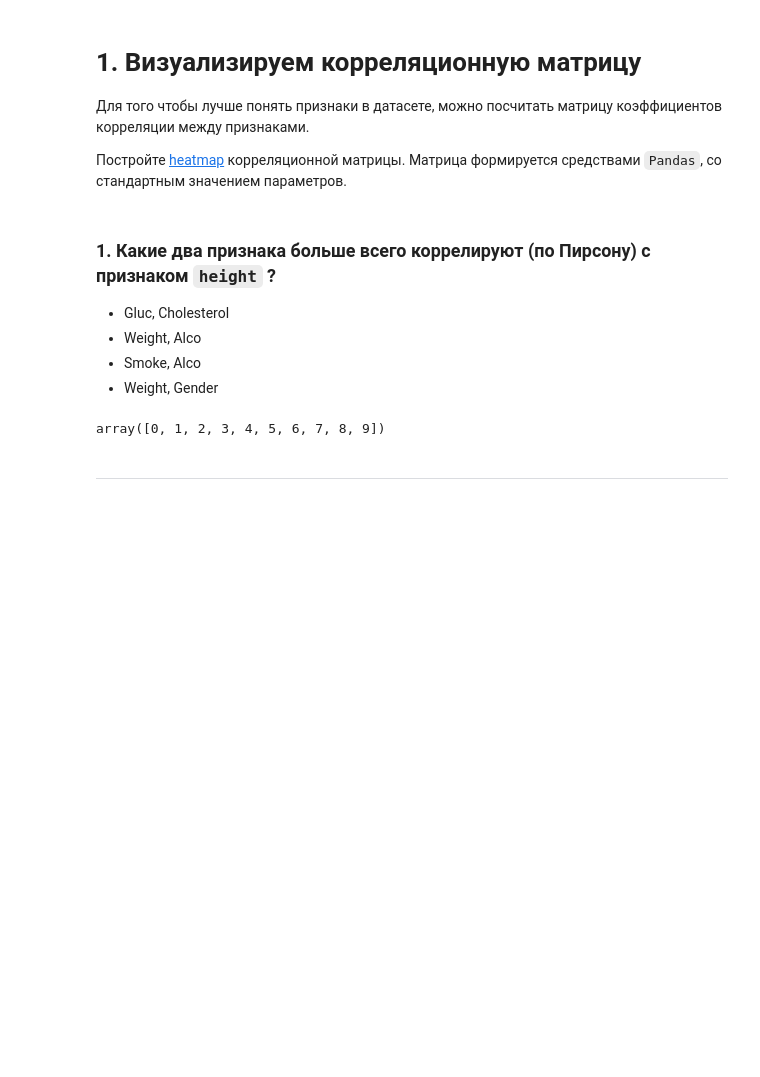
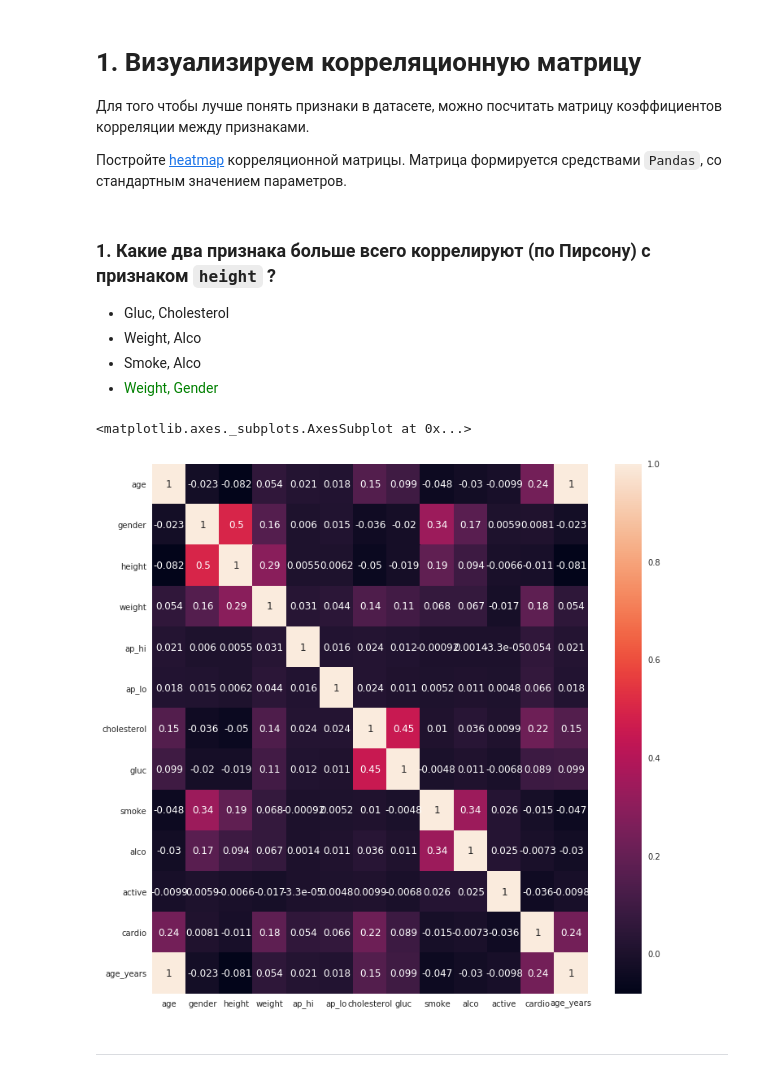
Before and after one commit to vlavrik/mlcourse_open, a Jupyter notebook: jupyter_russian/homeworks/hw2_session3_visual_data_analysis.ipynb, the cells around one changed output. Cells and saved outputs as stored; diff of their text form; code cells hidden in the pictures; blank space fills up the shorter version.

```diff
--- a/jupyter_russian/homeworks/hw2_session3_visual_data_analysis.ipynb
+++ b/jupyter_russian/homeworks/hw2_session3_visual_data_analysis.ipynb
@@ -181,4 +181,4 @@ cardio
 - Gluc, Cholesterol
 - Weight, Alco
 - Smoke, Alco
-- Weight, Gender
+- <font color= 'green'> Weight, Gender</font>
@@ -187,7 +185,9 @@ cardio
-# %%
-np.arange(10)
-# %% [output]
-array([0, 1, 2, 3, 4, 5, 6, 7, 8, 9])
+# %%
+plt.figure(figsize=(12,12))
+sns.heatmap(train.corr(method='pearson'), annot=True)
+# %% [output]
+<matplotlib.axes._subplots.AxesSubplot at 0x...>
+[figure, added]
 # %% [markdown]
 ---
 # %% [markdown]
```
Also changed, not shown: parts of 17 cells of this notebook.
